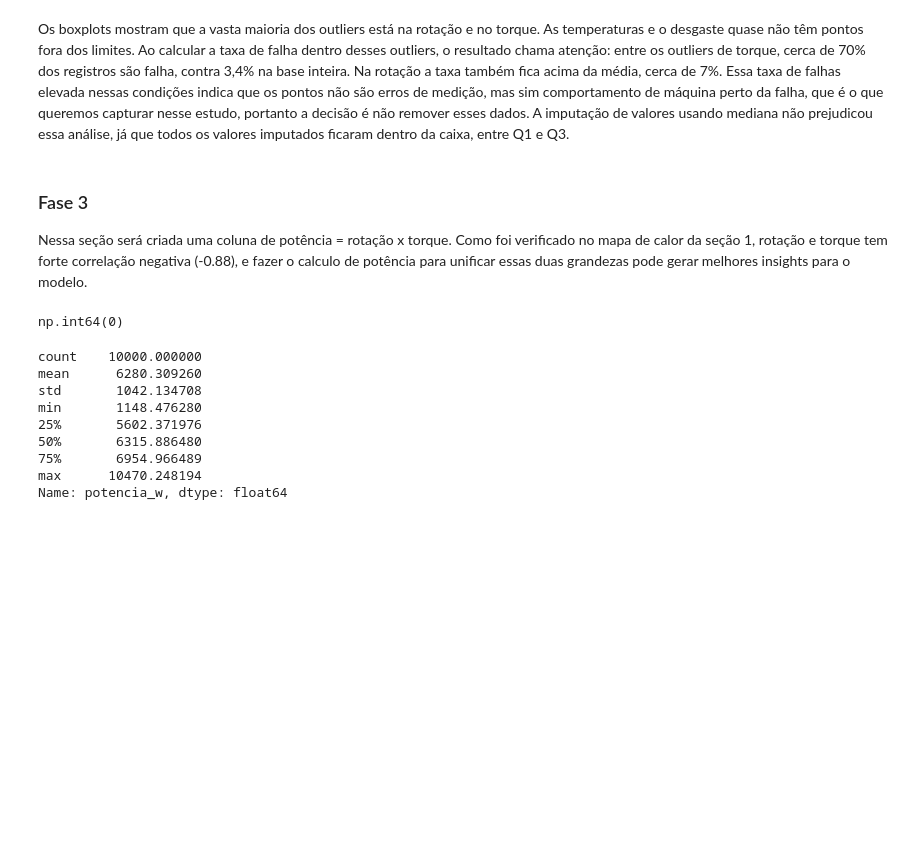
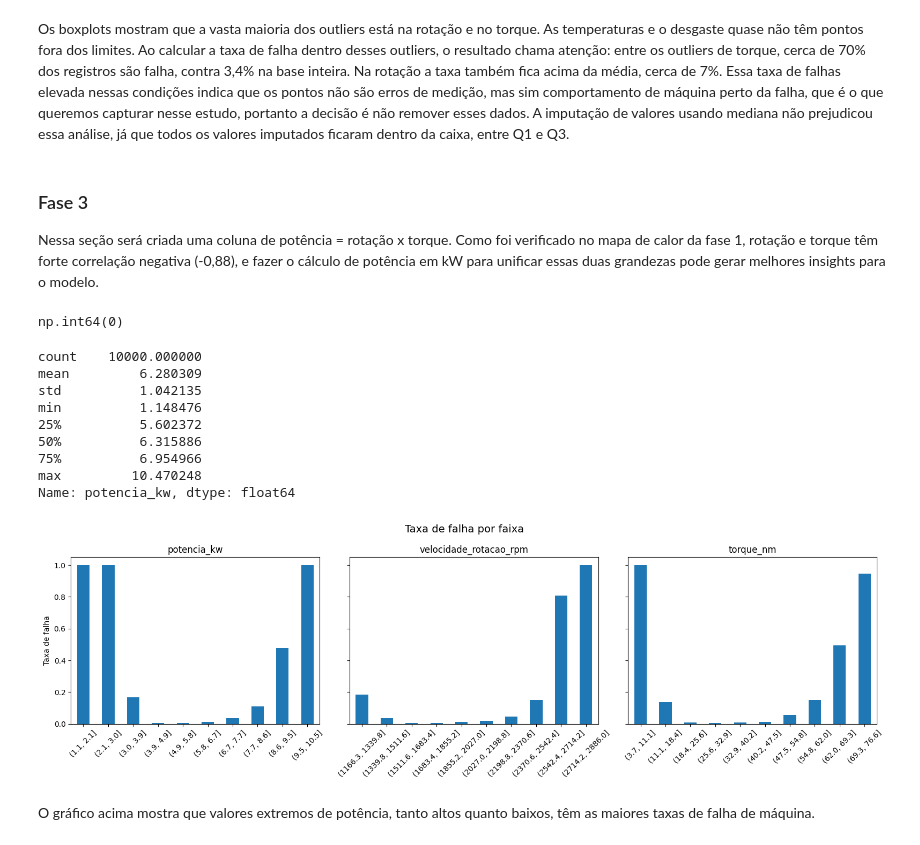
Before and after one commit to filipester/manutencao_preditiva, a Jupyter notebook: manutencao_preditiva.ipynb, the cells around one changed output. Cells and saved outputs as stored; diff of their text form; code cells hidden in the pictures; blank space fills up the shorter version.

```diff
--- a/manutencao_preditiva.ipynb
+++ b/manutencao_preditiva.ipynb
@@ -261,7 +261,7 @@ Essa taxa de falhas elevada nessas condições indica que os pontos não são er
 # %% [markdown]
 ### Fase 3
 
-Nessa seção será criada uma coluna de potência = rotação x torque. Como foi verificado no mapa de calor da seção 1, rotação e torque tem forte correlação negativa (-0.88), e fazer o calculo de potência para unificar essas duas grandezas pode gerar melhores insights para o modelo.
+Nessa seção será criada uma coluna de potência = rotação x torque. Como foi verificado no mapa de calor da fase 1, rotação e torque têm forte correlação negativa (-0,88), e fazer o cálculo de potência em kW para unificar essas duas grandezas pode gerar melhores insights para o modelo.
 # %%
-df['potencia_w'] = (df['velocidade_rotacao_rpm'] * df['torque_nm']) / 9.549 # constante de conversão de unidades
+df['potencia_kw'] = ((df['velocidade_rotacao_rpm'] * df['torque_nm']) / 9549) # constante de conversão de unidades (60/2π)*1000
 # %%
@@ -269,14 +269,36 @@ df['potencia_w'].isna().sum()
 # %% [output]
 np.int64(0)
 # %%
-df['potencia_w'].describe()
+df['potencia_kw'].describe()
 # %% [output]
 count    10000.000000
-mean      6280.309260
-std       1042.134708
-min       1148.476280
-25%       5602.371976
-50%       6315.886480
-75%       6954.966489
-max      10470.248194
-Name: potencia_w, dtype: float64
+mean         6.280309
+std          1.042135
+min          1.148476
+25%          5.602372
+50%          6.315886
+75%          6.954966
+max         10.470248
+Name: potencia_kw, dtype: float64
+# %%
+colunas = ['potencia_kw', 'velocidade_rotacao_rpm', 'torque_nm']
+
+fig, axes = plt.subplots(nrows=1, ncols=3, figsize=(16, 5), sharey=True)
+
+for i, col in enumerate(colunas):
+
+    faixas = pd.cut(df[col], bins=10, precision=1)
+    taxa = df.groupby(faixas, observed=True)['falha_maquina'].mean()
+    taxa.plot(kind='bar', ax=axes[i])
+    axes[i].set_title(col)
+    axes[i].set_xlabel('')
+    axes[i].tick_params(axis='x', rotation=45)
+
+axes[0].set_ylabel('Taxa de falha')
+fig.suptitle('Taxa de falha por faixa', fontsize=14)
+plt.tight_layout()
+plt.show()
+# %% [output]
+[figure, added]
+# %% [markdown]
+O gráfico acima mostra que valores extremos de potência, tanto altos quanto baixos, têm as maiores taxas de falha de máquina.
```
Also changed, not shown: parts of 3 cells of this notebook.
